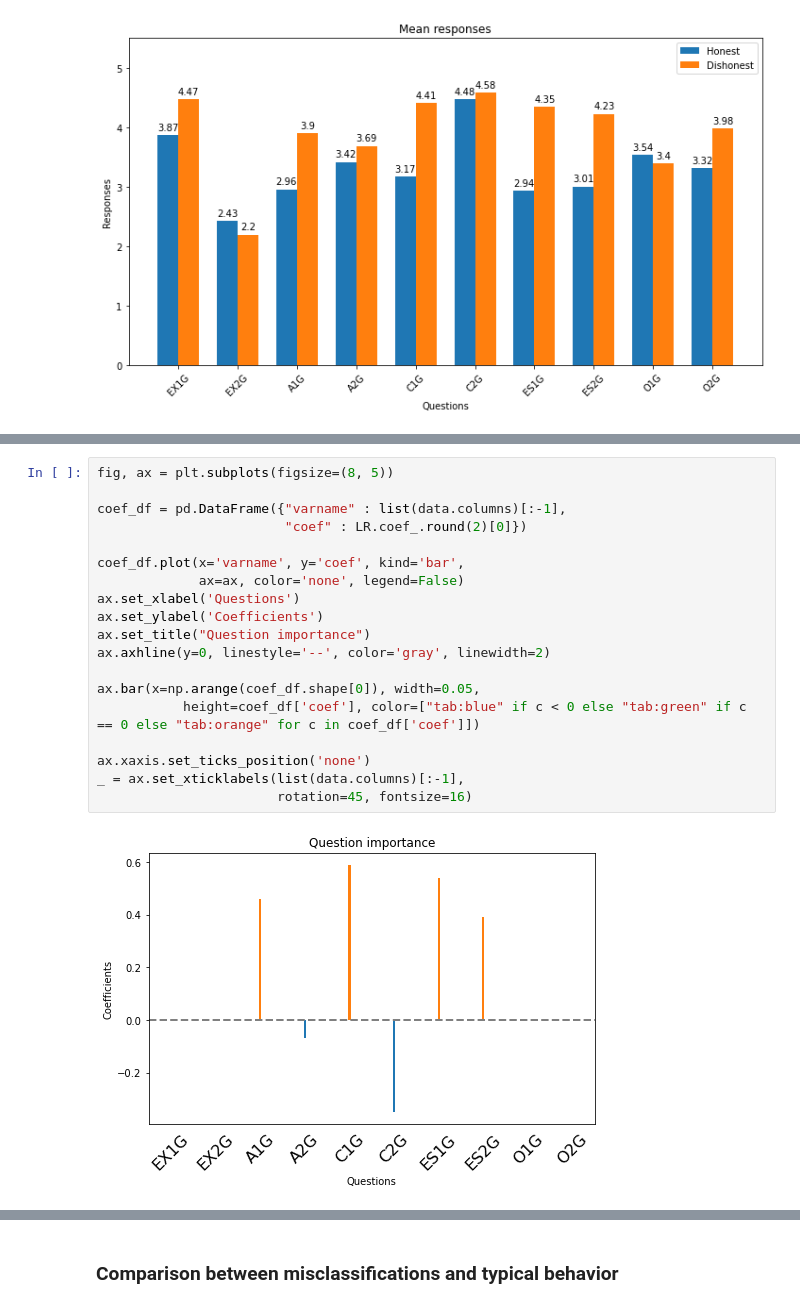
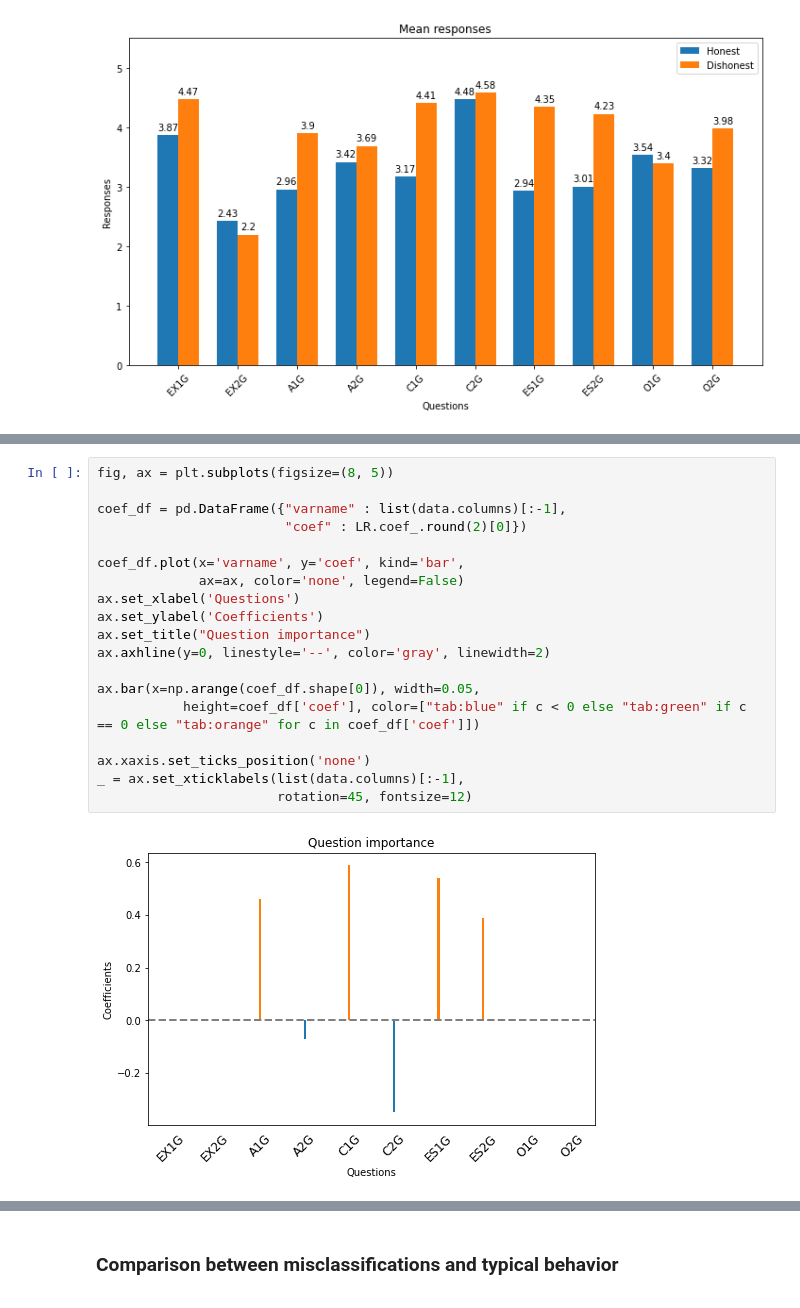
Before and after one commit to pierpaolododorico/five_personalities, a Jupyter notebook: EDA.ipynb, the cells around one changed output, grey strips where cells are left out. Saved outputs shown, nothing was run; the diff lists cells and outputs as text.

```diff
--- a/EDA.ipynb
+++ b/EDA.ipynb
@@ -157,22 +208,22 @@ There were 4 errors on 45 predictions
 # %%
 fig, ax = plt.subplots(figsize=(8, 5))
 
 coef_df = pd.DataFrame({"varname" : list(data.columns)[:-1],
                         "coef" : LR.coef_.round(2)[0]})
 
 coef_df.plot(x='varname', y='coef', kind='bar',
              ax=ax, color='none', legend=False)
 ax.set_xlabel('Questions')
 ax.set_ylabel('Coefficients')
 ax.set_title("Question importance")
 ax.axhline(y=0, linestyle='--', color='gray', linewidth=2)
 
 ax.bar(x=np.arange(coef_df.shape[0]), width=0.05,
            height=coef_df['coef'], color=["tab:blue" if c < 0 else "tab:green" if c == 0 else "tab:orange" for c in coef_df['coef']])
 
 ax.xaxis.set_ticks_position('none')
 _ = ax.set_xticklabels(list(data.columns)[:-1],
-                       rotation=45, fontsize=16)
+                       rotation=45, fontsize=12)
 # %% [output]
-[figure, old version]
+[figure, new version]
 # %% [markdown]
```
Also changed, not shown: parts of 32 cells of this notebook, 4 other files.
